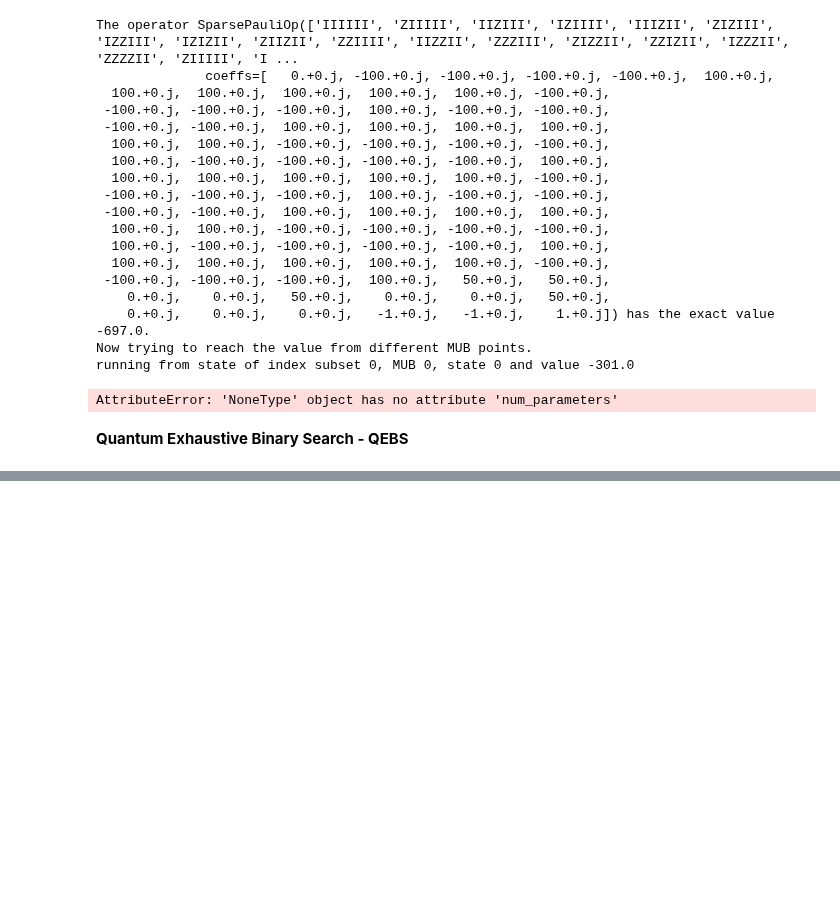
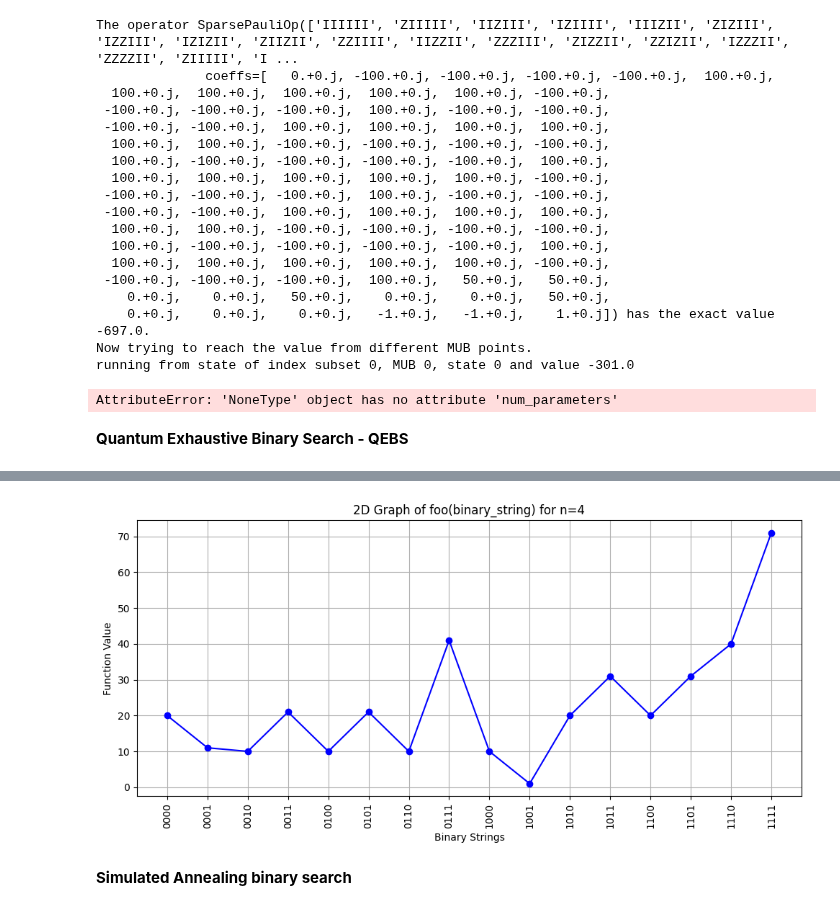
Before and after one commit to barryshaf/SchedullingFlowTime, a Jupyter notebook: scheduling_problem.ipynb, the cells around one changed output, grey strips where cells are left out. Saved outputs shown, nothing was run; the diff lists cells and outputs as text; code cells hidden in the pictures; blank space fills up the shorter version.

Commit message:
simulated annealing binary search template implemented. Now needs the annealing part.

```diff
--- a/scheduling_problem.ipynb
+++ b/scheduling_problem.ipynb
@@ -596,12 +596,12 @@ run_times = np.array([1])
 ####
 
 #seperate_index_full_values_scheduling_problem vs seperate_index_scheduling_problem vs xy_method_scheduling_problem
-task = xy_method_scheduling_problem(M, J, E, run_times)
+task = seperate_index_full_values_scheduling_problem(M, J, E, run_times)
 
 #print(task.X_get_indicator_index(0,1,1))
 #print(task.Y_get_indicator_index(0,0,0))
 
-penalty_coeff = 100
+penalty_coeff = 10
 
 print(f"Solver: {type(task)}")
 print(f"Used {task.num_qubits} qubits")
@@ -961,7 +959,7 @@ for i in range(task.num_qubits):
     state_string_if_1 = state_string[:i] + "1" + state_string[i+1:]
     state_if_1 = initialize_state_from_string(state_string_if_1)
     print(get_expectation_value(state_if_0, H_total_JSP), get_expectation_value(state_if_1, H_total_JSP))
-    if get_expectation_value(state_if_0, H_total_JSP) > get_expectation_value(state_if_1, H_total_JSP):
+    if get_expectation_value(state_if_0, H_total_JSP) >= get_expectation_value(state_if_1, H_total_JSP):
         state_string = state_string_if_1
     else:
         state_string = state_string_if_0
@@ -989,0 +979,66 @@ print(state_string, final_state)
+# %%
+import numpy as np
+import matplotlib.pyplot as plt
+
+def foo(binary_string):
+    # Example function: count the number of '1's in the binary string
+    return get_expectation_value(initialize_state_from_string(binary_string), H_total_JSP)
+
+def generate_binary_strings(n):
+    total_strings = 2 ** n
+    binary_strings = []
+
+    for i in range(total_strings):
+        binary_string = format(i, '0' + str(n) + 'b')
+        binary_strings.append(binary_string)
+
+    return binary_strings
+
+def create_heatmap(n):
+    binary_strings = generate_binary_strings(n)
+    values = np.zeros((2**n, 1))  # Create an array to hold the function values
+
+    for i, binary_string in enumerate(binary_strings):
+        values[i] = foo(binary_string)
+
+    # Reshape values for heatmap (1D to 2D)
+    heatmap_data = values.reshape((2**n, 1))
+
+    # Plotting the heatmap
+    plt.figure(figsize=(10, 5))
+    plt.imshow(heatmap_data, cmap='hot', interpolation='nearest', aspect='auto')
+    plt.colorbar(label='Function Value')
+    plt.title(f'Heatmap of foo(binary_string) for n={n}')
+    plt.xticks([])  # Hide x ticks
+    plt.yticks(range(2**n), binary_strings)  # Show binary strings on y-axis
+    plt.xlabel('Binary Strings')
+    plt.ylabel('Function Values')
+    plt.show()
+
+def create_2d_graph(n):
+    binary_strings = generate_binary_strings(n)
+    values = np.zeros(2 ** n)  # Create an array to hold the function values
+
+    for i, binary_string in enumerate(binary_strings):
+        values[i] = foo(binary_string)
+
+    # Create x values (indices of binary strings)
+    x_values = np.arange(len(binary_strings))
+
+    # Plotting the 2D graph
+    plt.figure(figsize=(10, 5))
+    plt.plot(x_values, values, marker='o', linestyle='-', color='b')
+    plt.xticks(x_values, binary_strings, rotation=90)  # Show binary strings on x-axis
+    plt.xlabel('Binary Strings')
+    plt.ylabel('Function Value')
+    plt.title(f'2D Graph of foo(binary_string) for n={n}')
+    plt.grid()
+    plt.tight_layout()  # Adjust layout to make room for x-axis labels
+    plt.show()
+
+# Example usage
+create_2d_graph(task.num_qubits)
+# %% [output]
+[figure, added]
+# %% [markdown]
+**Simulated Annealing binary search**
```
Also changed, not shown: parts of 4 cells of this notebook.
